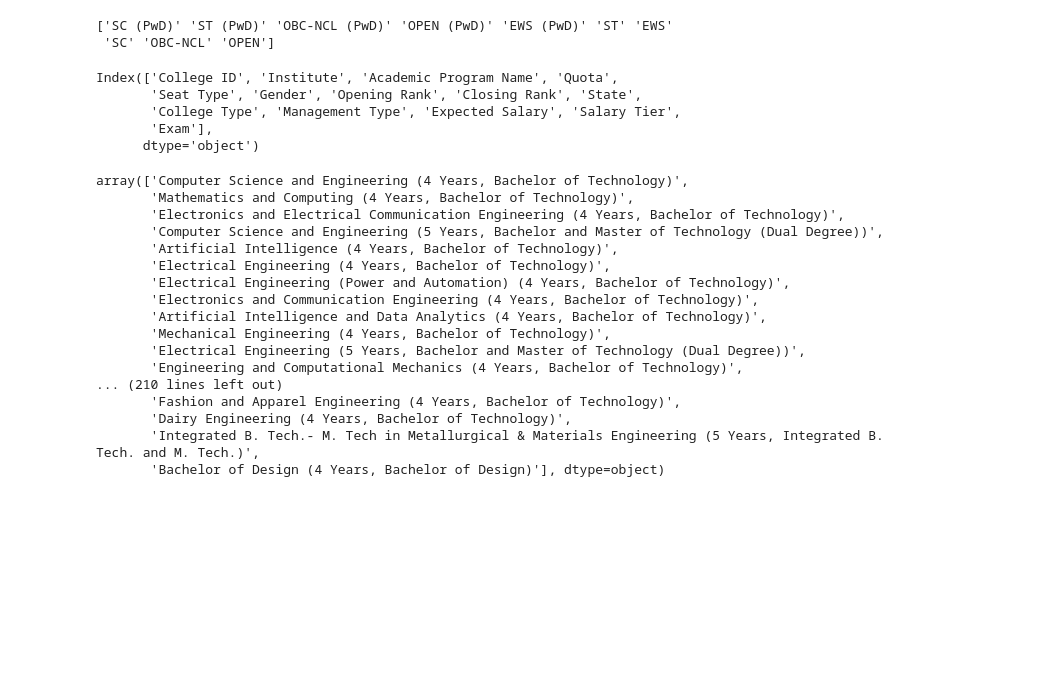
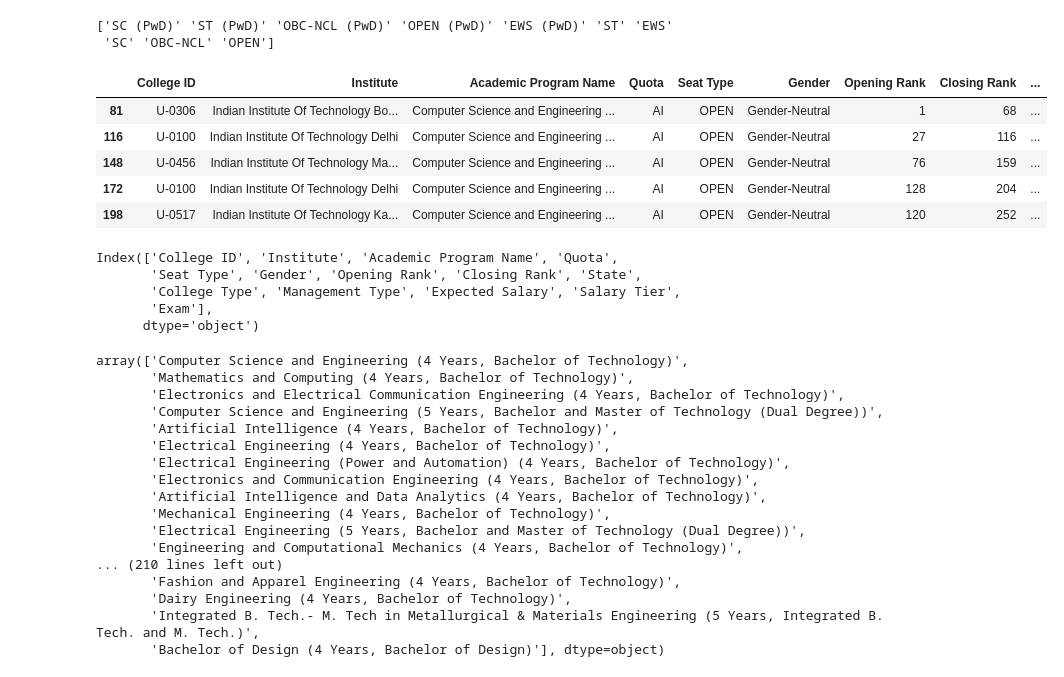
Before and after one commit to avantifellows/college-predictor, a Jupyter notebook: college_split.ipynb, the cells around one changed output. Cells and saved outputs as stored; diff of their text form; code cells hidden in the pictures; blank space fills up the shorter version.

```diff
--- a/college_split.ipynb
+++ b/college_split.ipynb
@@ -17,6 +17,15 @@ df = df.rename(columns={'Entrance Test': 'Exam'})
 for seat_type in seat_types:
     df_seat_type = df[df["Seat Type"] == seat_type]
     df_seat_type.to_json(f"public/data/{seat_type}.json", orient="records")
+# %%
+df_seat_type.head()
+# %% [output]
+|  | College ID | Institute | Academic Program Name | Quota | Seat Type | Gender | Opening Rank | Closing Rank | ... |
+| 81 | U-0306 | Indian Institute Of Technology Bo... | Computer Science and Engineering ... | AI | OPEN | Gender-Neutral | 1 | 68 | ... |
+| 116 | U-0100 | Indian Institute Of Technology Delhi | Computer Science and Engineering ... | AI | OPEN | Gender-Neutral | 27 | 116 | ... |
+| 148 | U-0456 | Indian Institute Of Technology Ma... | Computer Science and Engineering ... | AI | OPEN | Gender-Neutral | 76 | 159 | ... |
+| 172 | U-0100 | Indian Institute Of Technology Delhi | Computer Science and Engineering ... | AI | OPEN | Gender-Neutral | 128 | 204 | ... |
+| 198 | U-0517 | Indian Institute Of Technology Ka... | Computer Science and Engineering ... | AI | OPEN | Gender-Neutral | 120 | 252 | ... |
 # %%
 df.columns
 # %% [output]
```
Also changed, not shown: 1 other file.
